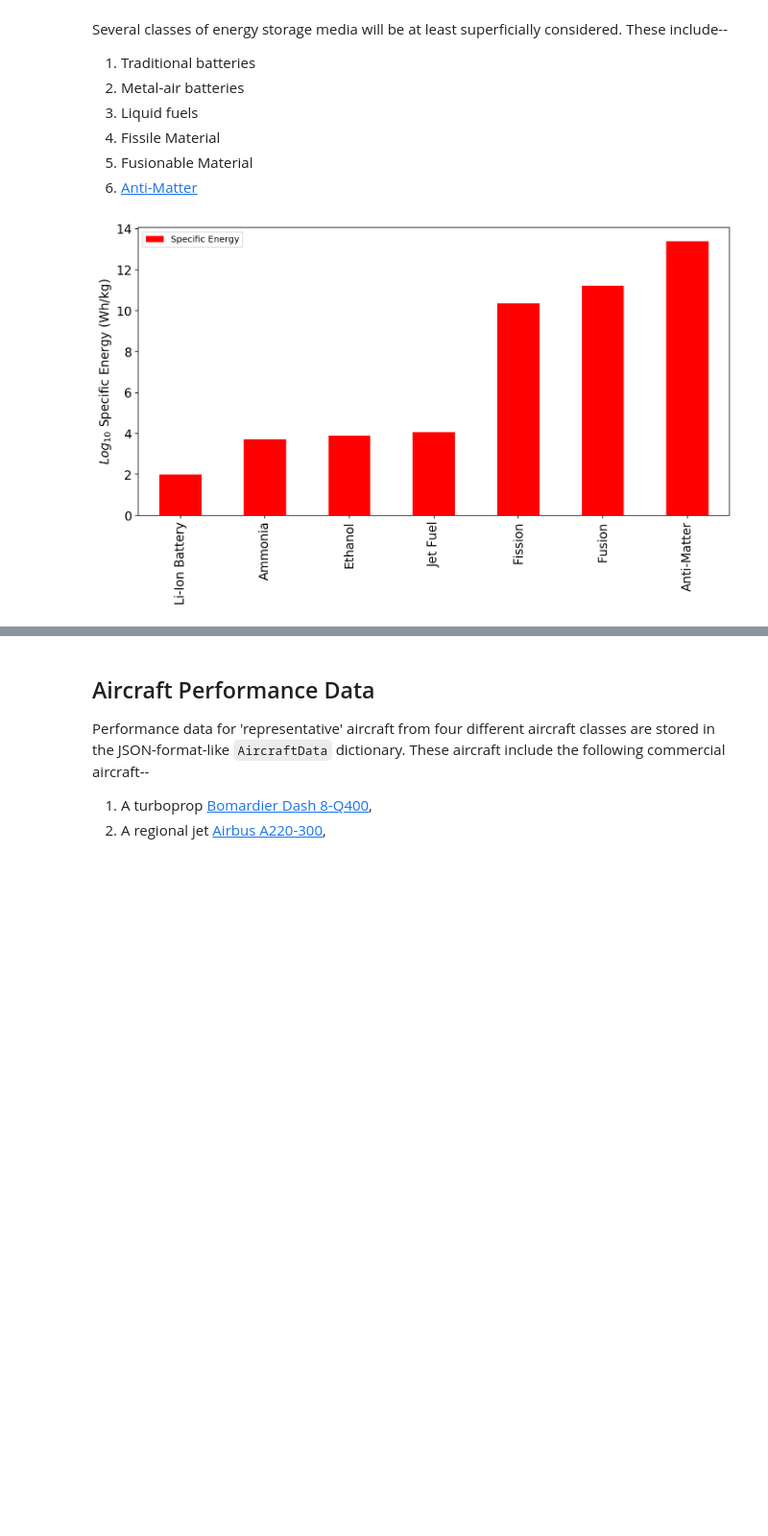
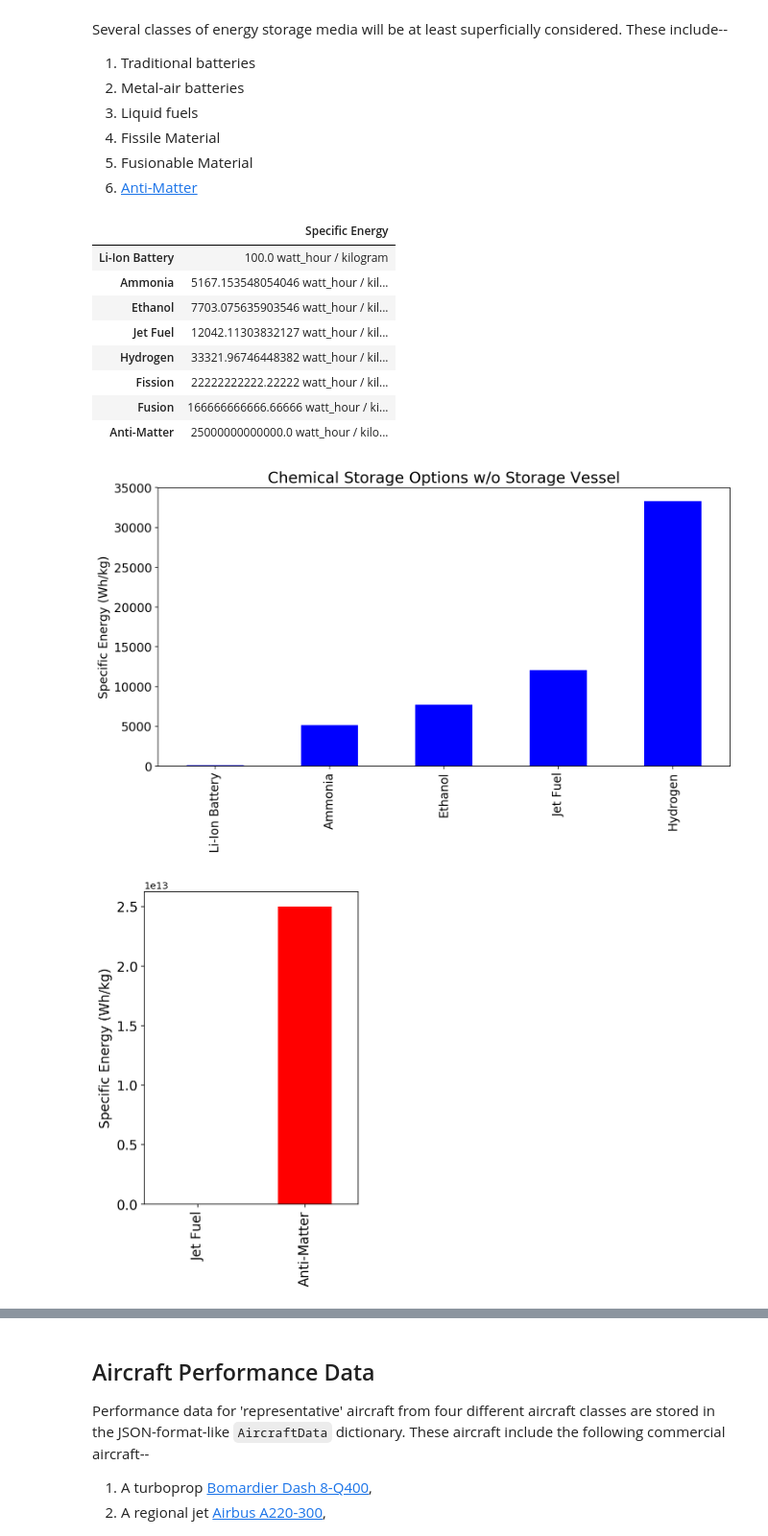
Before and after one commit to davetew/Zero-Carbon-Aviation, a Jupyter notebook: Zero_Carbon_Aviation_Colab.ipynb, the cells around one changed output, grey strips where cells are left out. Shown at 96% size. Cells and saved outputs as stored; diff of their text form; code cells hidden in the pictures; blank space fills up the shorter version.

```diff
--- a/Zero_Carbon_Aviation_Colab.ipynb
+++ b/Zero_Carbon_Aviation_Colab.ipynb
@@ -248,18 +247,47 @@ Several classes of energy storage media will be at least superficially considere
 # %%
 #@title Storage Media Specific Energy Bar Chart
 """Record and plot the mass specific energies of a range of storage media"""
 
 
 StorageMediaSpecificEnergy = pd.DataFrame.from_dict({'Li-Ion Battery': 100*ureg['Wh/kg'],
-                                                     'Ammonia': nh3.lower_heating_value.to(ureg['Wh/kg']),
-                                                     'Ethanol': c2h5oh.lower_heating_value.to(ureg['Wh/kg']),
-                                                     'Jet Fuel': bioK.lower_heating_value.to(ureg['Wh/kg']),
+                                                     'Ammonia': Ammonia().lower_heating_value.to(ureg['Wh/kg']),
+                                                     'Ethanol': Ethanol().lower_heating_value.to(ureg['Wh/kg']),
+                                                     'Jet Fuel': JetA().lower_heating_value.to(ureg['Wh/kg']),
+                                                     'Hydrogen': Hydrogen().lower_heating_value.to(ureg['Wh/kg']),
                                                      'Fission': 8e13*ureg['J/kg'].to(ureg['Wh/kg']),
                                                      'Fusion': 6e14*ureg['J/kg'].to(ureg['Wh/kg']),
                                                      'Anti-Matter': 9e16*ureg['J/kg'].to(ureg['Wh/kg'])},
                                                       orient='index', columns=['Specific Energy'])
 
-ax=StorageMediaSpecificEnergy.applymap(lambda x: np.log10(x.magnitude)).plot.bar(figsize=(12,6), color='r', fontsize=14)
+display(StorageMediaSpecificEnergy)
+
+# Chemical Storage Options w/o Storage Vessel
+ax=StorageMediaSpecificEnergy.loc['Li-Ion Battery':'Hydrogen'].applymap(lambda x: x.magnitude).plot.bar(figsize=(12,6),
+                                                                                                        legend=False,
+                                                                                                        color='b', fontsize=14)
+ax.set_ylabel('Specific Energy (Wh/kg)', fontsize=14);
+ax.set_title('Chemical Storage Options w/o Storage Vessel', fontsize=18)
+
+
+# Jet Fuel & Anti-Matter - linear y-axis
+ax=StorageMediaSpecificEnergy.loc[['Jet Fuel','Anti-Matter']].applymap(lambda x: x.magnitude).plot.bar(figsize=(4,6), legend=False,
+                                                                                                       color='r', fontsize=14)
+ax.set_ylabel('Specific Energy (Wh/kg)', fontsize=14);
+
+# Jet Fuel & Anti-Matter - log y-axis
+ax=StorageMediaSpecificEnergy.loc[['Jet Fuel','Anti-Matter']].applymap(lambda x: np.log10(x.magnitude)).plot.bar(figsize=(4,6),
+                                                                                                                 legend=False,
+                                                                                                                 color='r', fontsize=14)
 ax.set_ylabel('$Log_{10}$ Specific Energy (Wh/kg)', fontsize=14);
 # %% [output]
+|  | Specific Energy |
+| Li-Ion Battery | 100.0 watt_hour / kilogram |
+| Ammonia | 5167.153548054046 watt_hour / kil... |
+| Ethanol | 7703.075635903546 watt_hour / kil... |
+| Jet Fuel | 12042.11303832127 watt_hour / kil... |
+| Hydrogen | 33321.96746448382 watt_hour / kil... |
+| Fission | 22222222222.22222 watt_hour / kil... |
+| Fusion | 166666666666.66666 watt_hour / ki... |
+| Anti-Matter | 25000000000000.0 watt_hour / kilo... |
-[figure, old version]
+[figure, new version]
+[figure, added]
```
Also changed, not shown: parts of 12 cells of this notebook.
